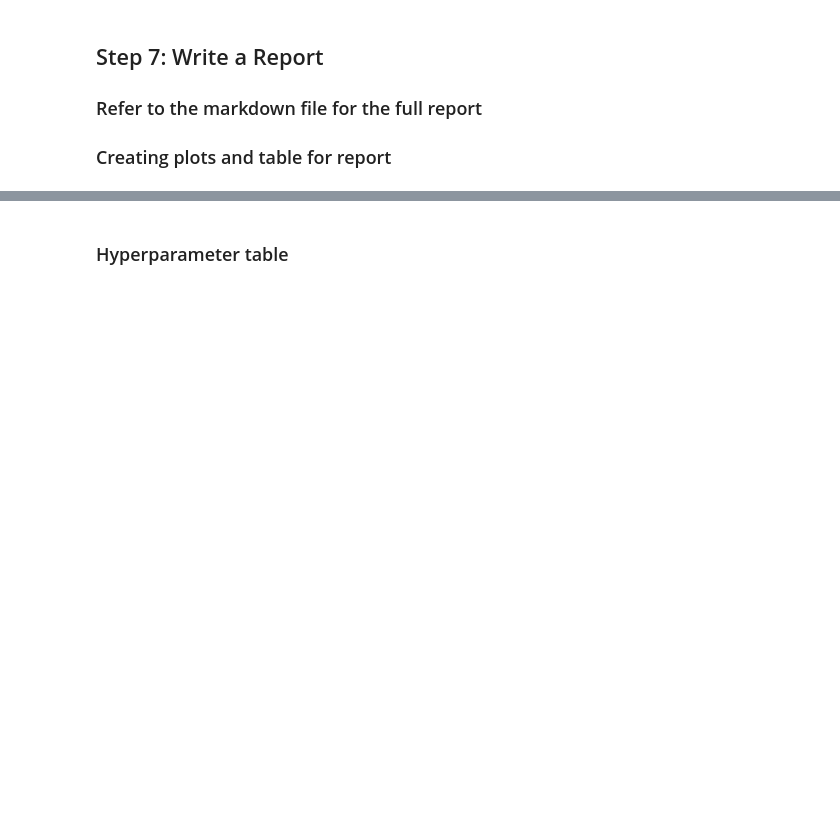
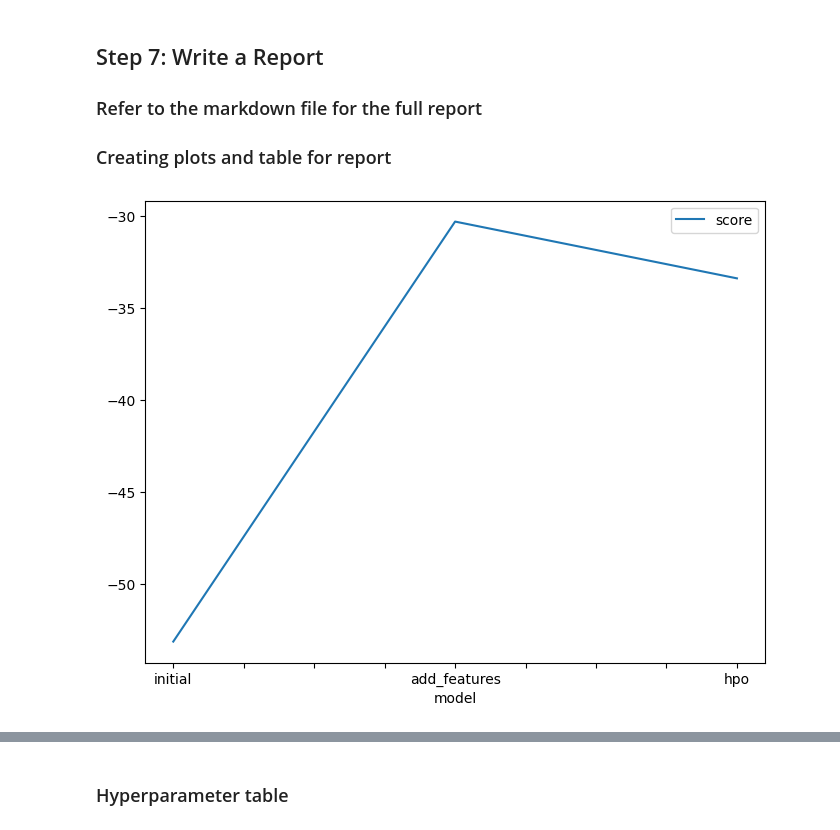
Before and after one commit to DanielMathews1/Bike-Sharing-Prediction, a Jupyter notebook: project-template.ipynb, the cells around one changed output, grey strips where cells are left out. Saved outputs shown, nothing was run; the diff lists cells and outputs as text; code cells hidden in the pictures; blank space fills up the shorter version.

```diff
--- a/project-template.ipynb
+++ b/project-template.ipynb
@@ -364,13 +472,15 @@ submission_new_hpo.to_csv("submission_new_hpo.csv", index=False)
 # %%
 # Taking the top model score from each training run and creating a line plot to show improvement
 # You can create these in the notebook and save them to PNG or use some other tool (e.g. google sheets, excel)
 fig = pd.DataFrame(
     {
         "model": ["initial", "add_features", "hpo"],
-        "score": [?, ?, ?]
+        "score": [-53.133772,-30.281212,-33.369648]
     }
 ).plot(x="model", y="score", figsize=(8, 6)).get_figure()
 fig.savefig('model_train_score.png')
+# %% [output]
+[figure, added]
 # %%
 # Take the 3 kaggle scores and creating a line plot to show improvement
 fig = pd.DataFrame(
```
Also changed, not shown: parts of 38 cells of this notebook, 7 other files.
